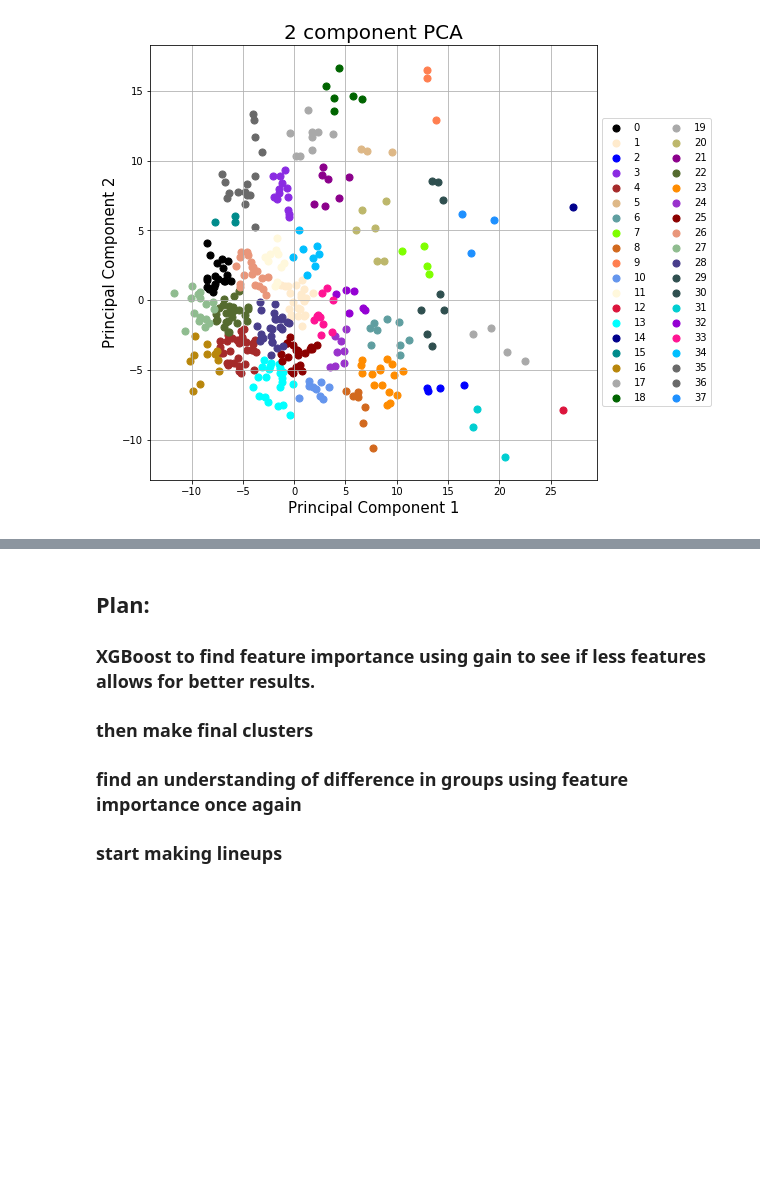
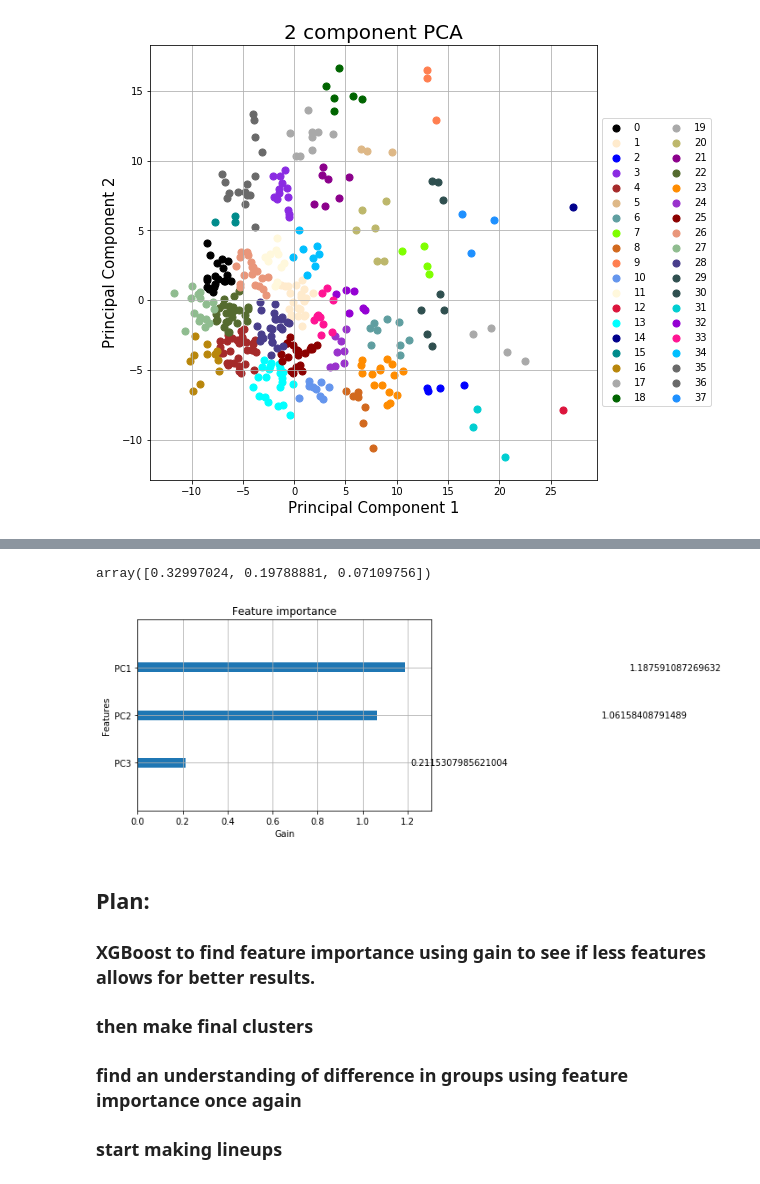
Before and after one commit to ajain1017/ideal-nba-roster-draft, a Jupyter notebook: clustering.ipynb, the cells around one changed output, grey strips where cells are left out. Drawn from its saved outputs; the diff is of its cells as text; code cells hidden in the pictures; blank space fills up the shorter version.

```diff
--- a/clustering.ipynb
+++ b/clustering.ipynb
@@ -611,0 +780,31 @@ all_individuals_with_targets[all_individuals_with_targets.target == 17]
+# %%
+X = all_individuals_with_targets.drop(['Name', 'Team', 'Salary', 'target'], axis = 1)
+y = all_individuals_with_targets.target
+
+scaler = StandardScaler()
+scaler.fit(X)
+scaled_X = scaler.transform(X)
+pca = PCA(n_components = 3)
+pca.fit(scaled_X)
+pca_X = pca.transform(scaled_X)
+
+model = XGBClassifier(random_state = random_state, max_depth = 10, objective = 'multi:softmax',
+                      min_child_weight= 1, alpha= 1, colsample_bytree= 1, gamma = 0.1,
+                      learning_rate = 0.2, n_estimators = 300, reg_lambda = 4.5, subsample = 0.75)
+
+model.fit(pca_X, y)
+
+#serialize model
+filename = 'finalized_model.dat'
+pickle.dump(model, open(filename, 'wb'))
+
+predictions = list(model.predict(pca_X))
+
+#print test accuracy score
+print('Accuracy Score: ')
+print(accuracy_score(y, predictions))
+print()
+print()
+#print classification report
+print('Report: ')
+print(classification_report(y, predictions))
@@ -612,3 +829,15 @@ all_individuals_with_targets[all_individuals_with_targets.target == 17]
+# %%
+pca.explained_variance_ratio_
+# %% [output]
+array([0.32997024, 0.19788881, 0.07109756])
+# %%
+#get features names for model
+model.get_booster().feature_names = ['PC1', 'PC2', 'PC3']
+#plot feature importance using gain as metric
+ax = plot_importance(model, importance_type = "gain", xlabel = 'Gain')
+ax.figure.savefig('FeatureImportance.png')
+# %% [output]
+[figure, added]
 # %% [markdown]
 ## Plan:
 ### XGBoost to find feature importance using gain to see if less features allows for better results.
```
Also changed, not shown: parts of 16 cells of this notebook, 3 other files.
